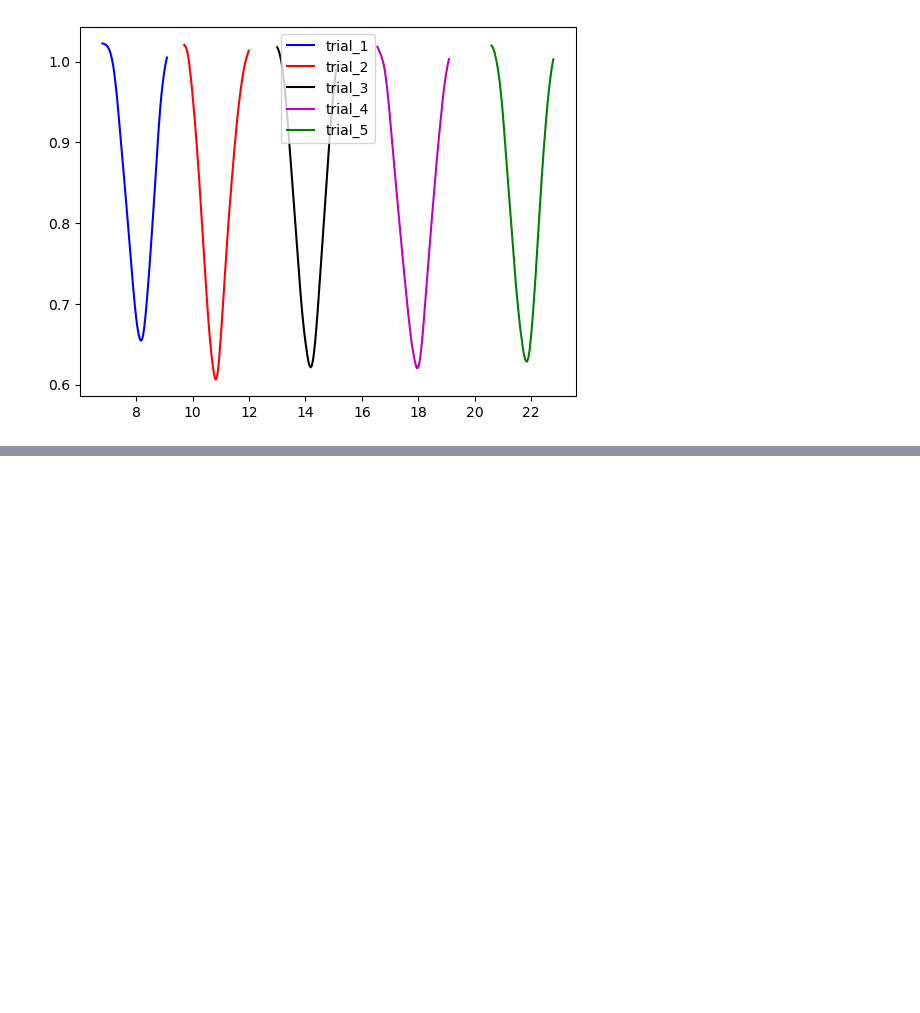
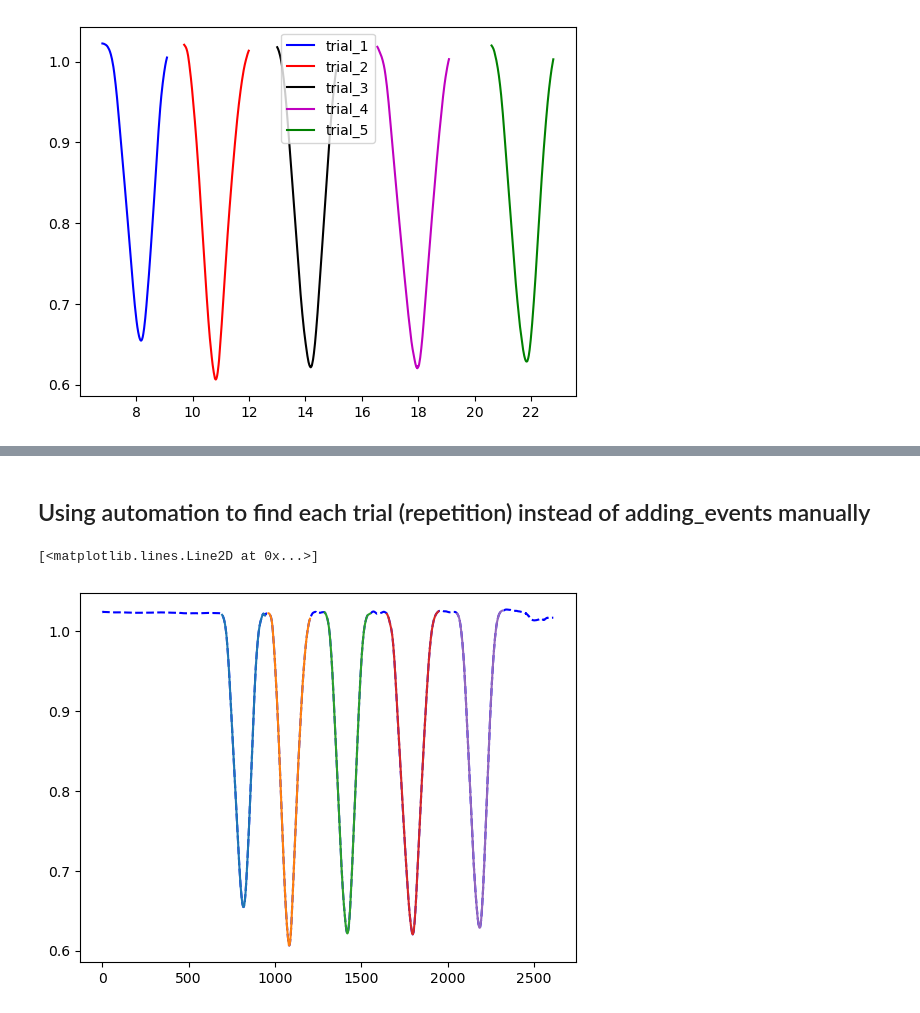
Before and after one commit to MuhammadUtoro/biomechanics, a Jupyter notebook: RF_RvsRF_L.ipynb, the cells around one changed output, grey strips where cells are left out. Cells and saved outputs as stored; diff of their text form; code cells hidden in the pictures; blank space fills up the shorter version.

```diff
--- a/RF_RvsRF_L.ipynb
+++ b/RF_RvsRF_L.ipynb
@@ -144,0 +144,33 @@ rf_l.data
+# %% [markdown]
+## Using automation to find each trial (repetition) instead of adding_events manually
+# %%
+# We'll use scipy to find/recognise the trial, which will be represented as the peak (max/min). In this case, the peak will be the min
+n_peaks,props = find_peaks(-mrkr_data["SIAS_left"][:,2], distance=200,prominence=-1,width=50)
+plt.plot(mrkr_data["SIAS_left"][:,2],'b--')
+# plt.plot(n_peaks, mrkr_data["SIAS_left"][:,2][n_peaks], 'ro')
+bool_mask = mrkr_data["SIAS_left"][:,2][n_peaks] < 0.7
+n_peaks = n_peaks[bool_mask]
+width = props["widths"][bool_mask]
+# offset = int((5 / 100) * len(mrkr_data["SIAS_left"][:,2]))
+ranges = []
+
+for idx,width in zip(n_peaks, width):
+    offset = int((120 / 100)*width)
+    start_idx = max(0, idx - offset)
+    end_idx = min(len(mrkr_data["SIAS_left"][:, 2]) - 1, idx + offset + 1)
+    ranges.append(range(start_idx, end_idx))
+
+trial_1 = list(ranges[0])
+trial_2 = list(ranges[1])
+trial_3 = list(ranges[2])
+trial_4 = list(ranges[3])
+trial_5 = list(ranges[4])
+
+plt.plot(trial_1, mrkr_data["SIAS_left"][:, 2][trial_1])
+plt.plot(trial_2, mrkr_data["SIAS_left"][:, 2][trial_2])
+plt.plot(trial_3, mrkr_data["SIAS_left"][:, 2][trial_3])
+plt.plot(trial_4, mrkr_data["SIAS_left"][:, 2][trial_4])
+plt.plot(trial_5, mrkr_data["SIAS_left"][:, 2][trial_5])
+# %% [output]
+[<matplotlib.lines.Line2D at 0x...>]
+[figure, added]
```
Also changed, not shown: parts of 3 cells of this notebook.
